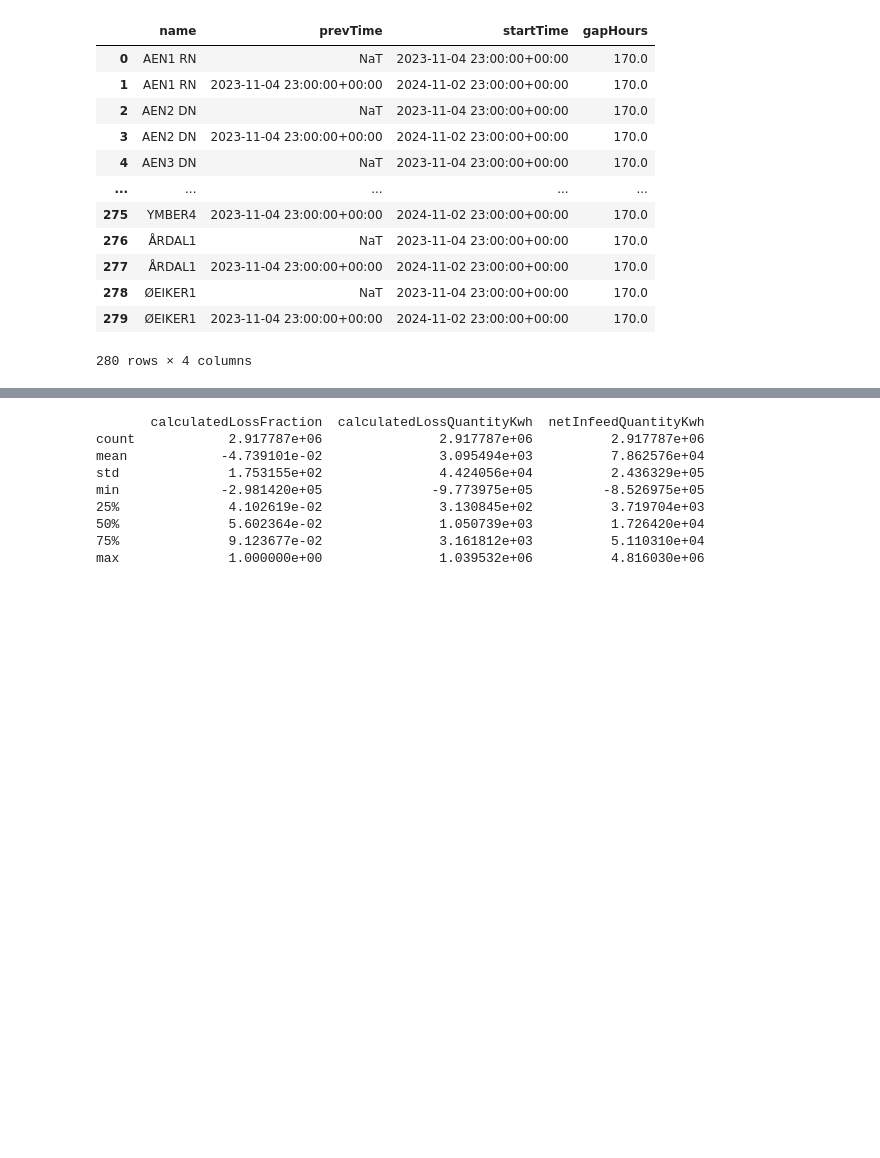
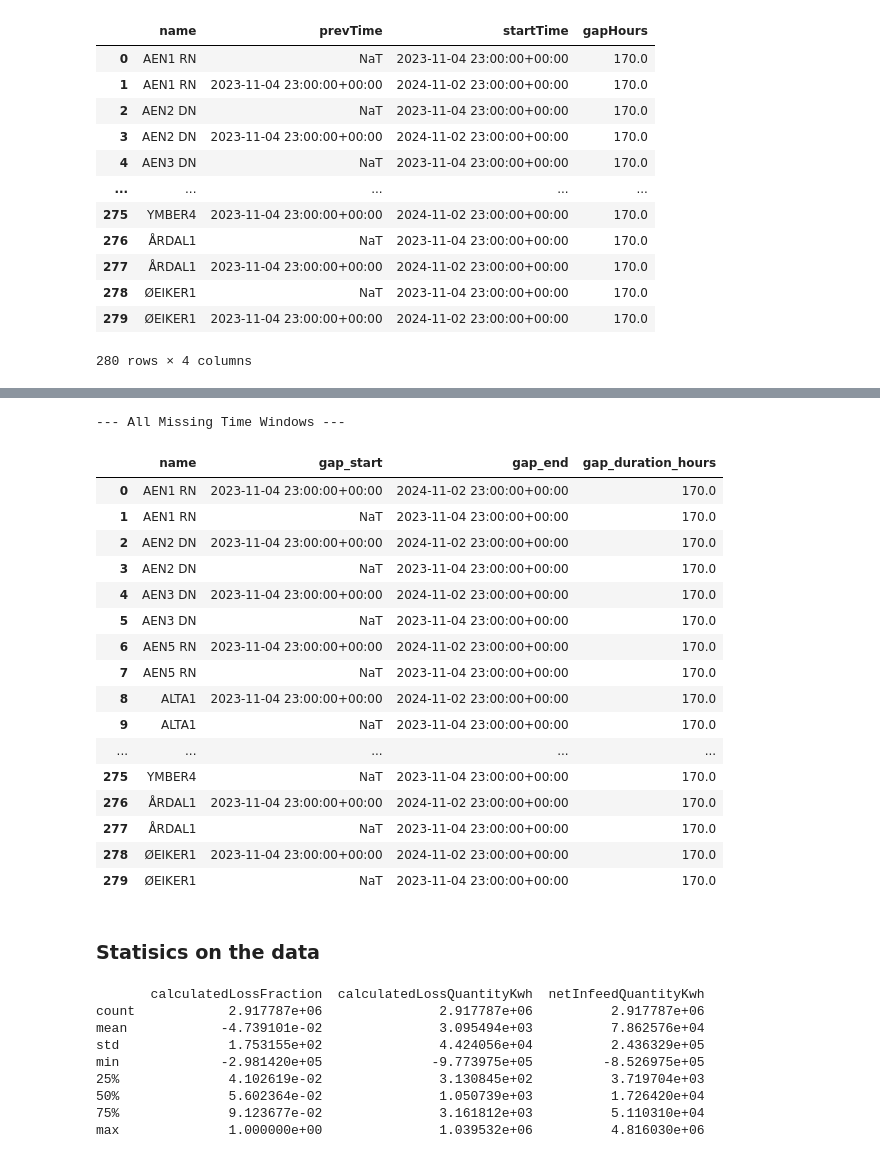
Before and after one commit to BERN1000/elhub_gridloss, a Jupyter notebook: gridloss_missing_values.ipynb, the cells around one changed output, grey strips where cells are left out. Drawn from its saved outputs; the diff is of its cells as text; code cells hidden in the pictures; blank space fills up the shorter version.

```diff
--- a/gridloss_missing_values.ipynb
+++ b/gridloss_missing_values.ipynb
@@ -209,3 +257,41 @@ gaps_name[['name', 'prevTime', 'startTime', 'gapHours']].reset_index(drop=True)
+# %%
+pd.set_option('display.max_rows', 280)  # Show only 140 rows, scroll for more
+# Ensure these columns are in place
+gaps_name['gap_start'] = gaps_name['prevTime']
+gaps_name['gap_end'] = gaps_name['startTime']
+
+# Select and rename for clarity
+missing_windows = (
+    gaps_name[['name', 'gap_start', 'gap_end', 'gapHours']]
+    .sort_values(by=['name', 'gap_start'])
+    .reset_index(drop=True)
+    .rename(columns={'gapHours': 'gap_duration_hours'})
+)
+
+# Show result
+print("\n--- All Missing Time Windows ---")
+display(missing_windows)
+# %% [output]
+--- All Missing Time Windows ---
+|  | name | gap_start | gap_end | gap_duration_hours |
+| 0 | AEN1 RN | 2023-11-04 23:00:00+00:00 | 2024-11-02 23:00:00+00:00 | 170.0 |
+| 1 | AEN1 RN | NaT | 2023-11-04 23:00:00+00:00 | 170.0 |
+| 2 | AEN2 DN | 2023-11-04 23:00:00+00:00 | 2024-11-02 23:00:00+00:00 | 170.0 |
+| 3 | AEN2 DN | NaT | 2023-11-04 23:00:00+00:00 | 170.0 |
+| 4 | AEN3 DN | 2023-11-04 23:00:00+00:00 | 2024-11-02 23:00:00+00:00 | 170.0 |
+| 5 | AEN3 DN | NaT | 2023-11-04 23:00:00+00:00 | 170.0 |
+| 6 | AEN5 RN | 2023-11-04 23:00:00+00:00 | 2024-11-02 23:00:00+00:00 | 170.0 |
+| 7 | AEN5 RN | NaT | 2023-11-04 23:00:00+00:00 | 170.0 |
+| 8 | ALTA1 | 2023-11-04 23:00:00+00:00 | 2024-11-02 23:00:00+00:00 | 170.0 |
+| 9 | ALTA1 | NaT | 2023-11-04 23:00:00+00:00 | 170.0 |
+| ... | ... | ... | ... | ... |
+| 275 | YMBER4 | NaT | 2023-11-04 23:00:00+00:00 | 170.0 |
+| 276 | ÅRDAL1 | 2023-11-04 23:00:00+00:00 | 2024-11-02 23:00:00+00:00 | 170.0 |
+| 277 | ÅRDAL1 | NaT | 2023-11-04 23:00:00+00:00 | 170.0 |
+| 278 | ØEIKER1 | 2023-11-04 23:00:00+00:00 | 2024-11-02 23:00:00+00:00 | 170.0 |
+| 279 | ØEIKER1 | NaT | 2023-11-04 23:00:00+00:00 | 170.0 |
+# %% [markdown]
+### Statisics on the data
 # %%
 # 1. Basic descriptive stats for all numeric columns
 stats = big_df.describe()
```
Also changed, not shown: parts of 1 cell of this notebook, 1 other file.
